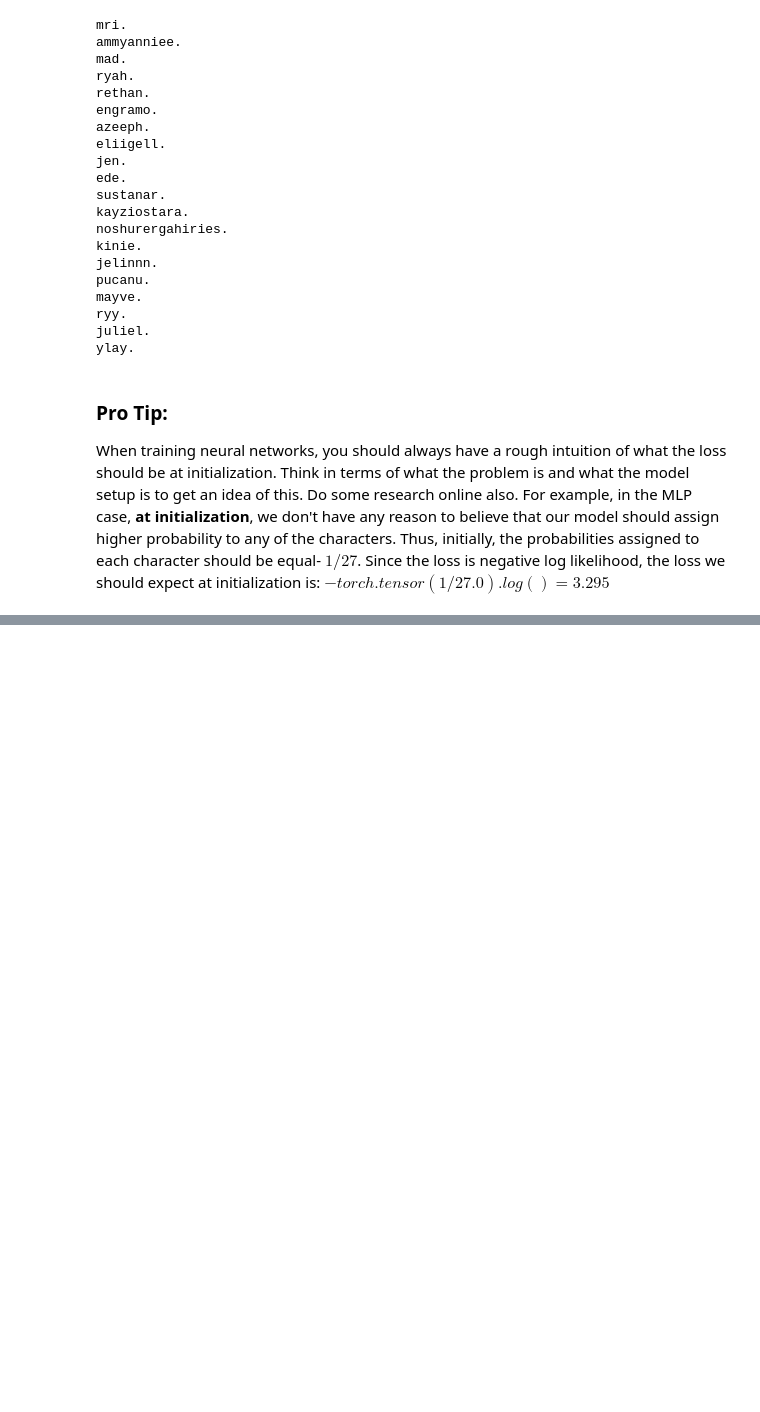
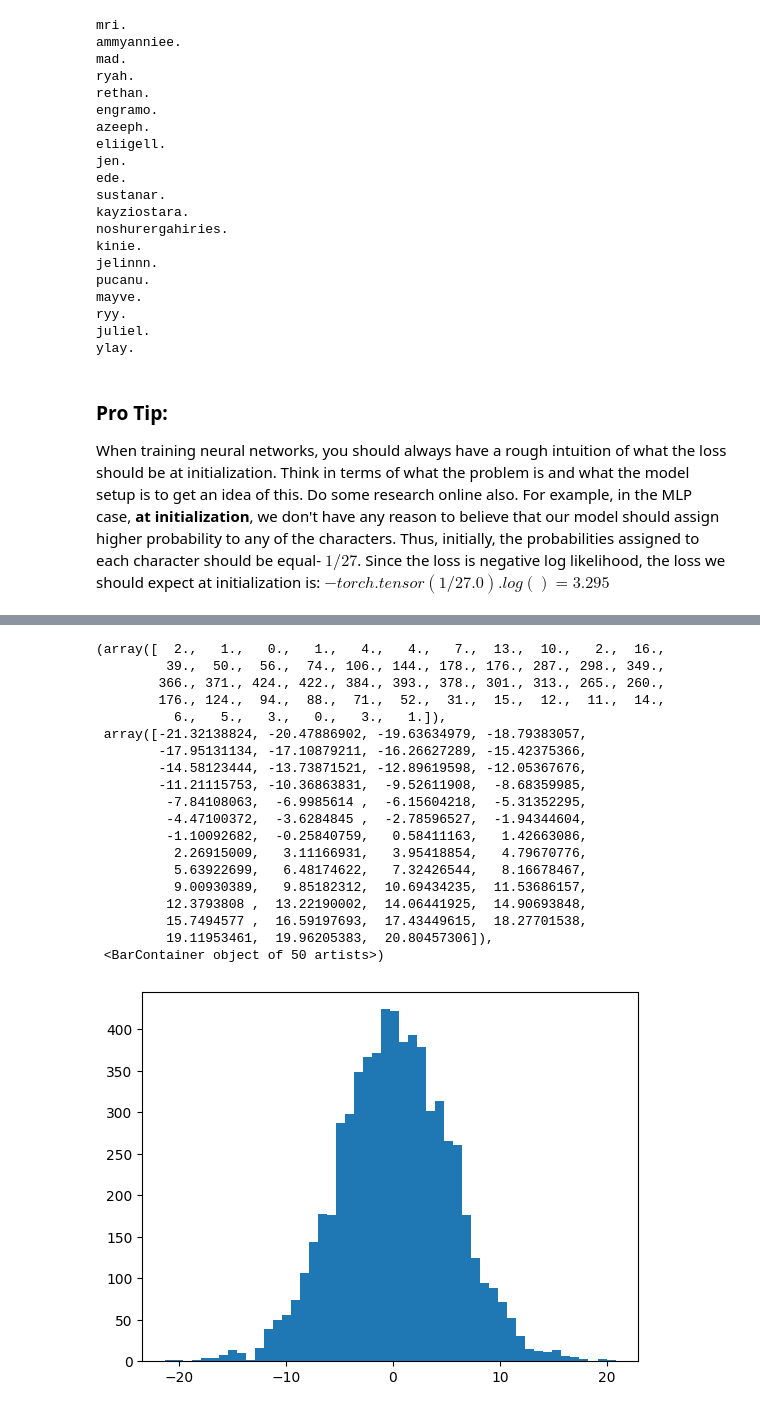
Before and after one commit to vikrantmehta123/makemore, a Jupyter notebook: RNN/rnn.ipynb, the cells around one changed output, grey strips where cells are left out. Drawn from its saved outputs; the diff is of its cells as text; code cells hidden in the pictures; blank space fills up the shorter version.

```diff
--- a/RNN/rnn.ipynb
+++ b/RNN/rnn.ipynb
@@ -231,0 +416,43 @@ Notice how the actual loss is way worse than the expected loss. So, there's some
+# %%
+C  = torch.randn((vocab_size, n_embd),            generator=g)
+W1 = torch.randn((n_embd * block_size, n_hidden), generator=g)
+b1 = torch.randn(n_hidden,                        generator=g)
+W2 = torch.randn((n_hidden, vocab_size),          generator=g)
+b2 = torch.randn(vocab_size,                      generator=g)
+
+parameters = [C, W1, b1, W2, b2]
+for p in parameters:
+  p.requires_grad = True
+
+epochs = 1
+batch_size = 32
+lossi = [ ]
+
+for i in range(epochs):
+
+    # Construct the minibatch
+    idxs = torch.randint(0, X_train.shape[0], (batch_size, ), generator=g)
+    X_batch, y_batch = X_train[idxs], Y_train[idxs]
+
+    # Forward pass
+    embeddings = C[X_batch]
+    concatenated_embeddings = embeddings.view(embeddings.shape[0], -1) # Concatenate the embeddings
+    preactivations = concatenated_embeddings @ W1 + b1
+    activations = torch.tanh(preactivations)
+    logits = activations @ W2 + b2 # Output layer
+
+    loss = F.cross_entropy(logits, y_batch) # PyTorch will apply softmax internally
+
+    for p in parameters:
+        p.grad = None
+
+    loss.backward()
+
+    lr = 0.1 if i < 10_000 else 0.01
+
+    for p in parameters:
+        p.data -= lr * p.grad
+
+    break
+
+print("activations: ", activations)
@@ -231,0 +503,23 @@ Notice how the actual loss is way worse than the expected loss. So, there's some
+# %%
+plt.hist(preactivations.view(-1).tolist(), 50)
+# %% [output]
+(array([  2.,   1.,   0.,   1.,   4.,   4.,   7.,  13.,  10.,   2.,  16.,
+         39.,  50.,  56.,  74., 106., 144., 178., 176., 287., 298., 349.,
+        366., 371., 424., 422., 384., 393., 378., 301., 313., 265., 260.,
+        176., 124.,  94.,  88.,  71.,  52.,  31.,  15.,  12.,  11.,  14.,
+          6.,   5.,   3.,   0.,   3.,   1.]),
+ array([-21.32138824, -20.47886902, -19.63634979, -18.79383057,
+        -17.95131134, -17.10879211, -16.26627289, -15.42375366,
+        -14.58123444, -13.73871521, -12.89619598, -12.05367676,
+        -11.21115753, -10.36863831,  -9.52611908,  -8.68359985,
+         -7.84108063,  -6.9985614 ,  -6.15604218,  -5.31352295,
+         -4.47100372,  -3.6284845 ,  -2.78596527,  -1.94344604,
+         -1.10092682,  -0.25840759,   0.58411163,   1.42663086,
+          2.26915009,   3.11166931,   3.95418854,   4.79670776,
+          5.63922699,   6.48174622,   7.32426544,   8.16678467,
+          9.00930389,   9.85182312,  10.69434235,  11.53686157,
+         12.3793808 ,  13.22190002,  14.06441925,  14.90693848,
+         15.7494577 ,  16.59197693,  17.43449615,  18.27701538,
+         19.11953461,  19.96205383,  20.80457306]),
+ <BarContainer object of 50 artists>)
+[figure, added]
```
Also changed, not shown: parts of 24 cells of this notebook.
